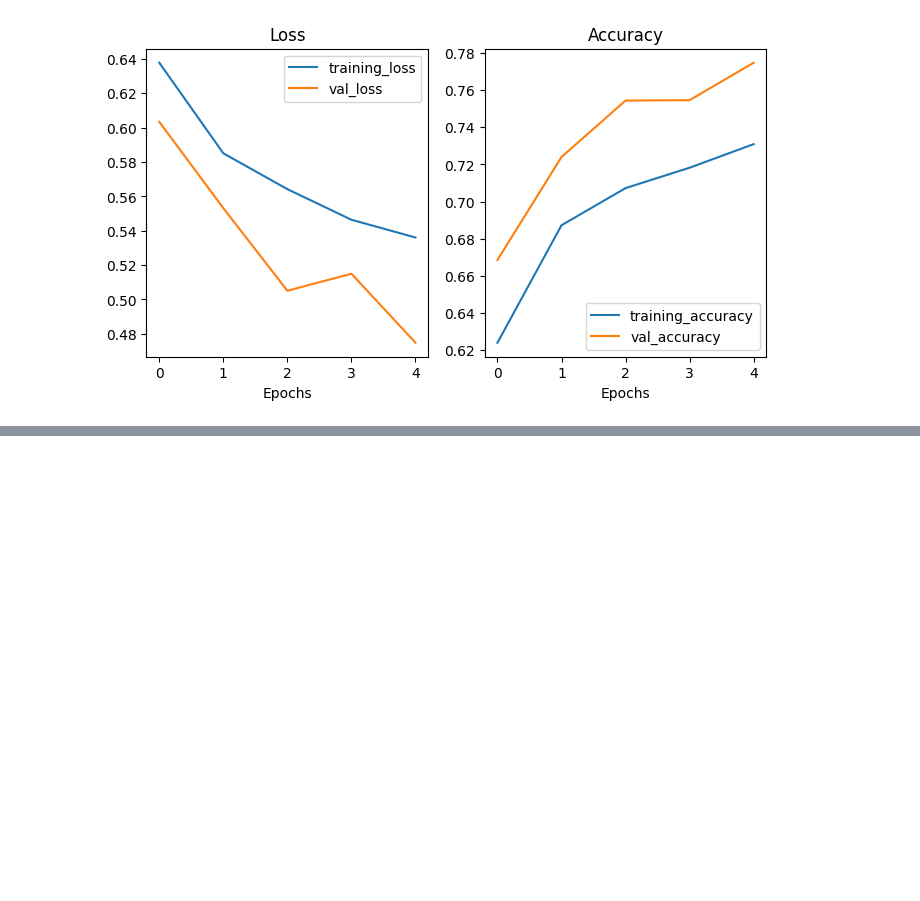
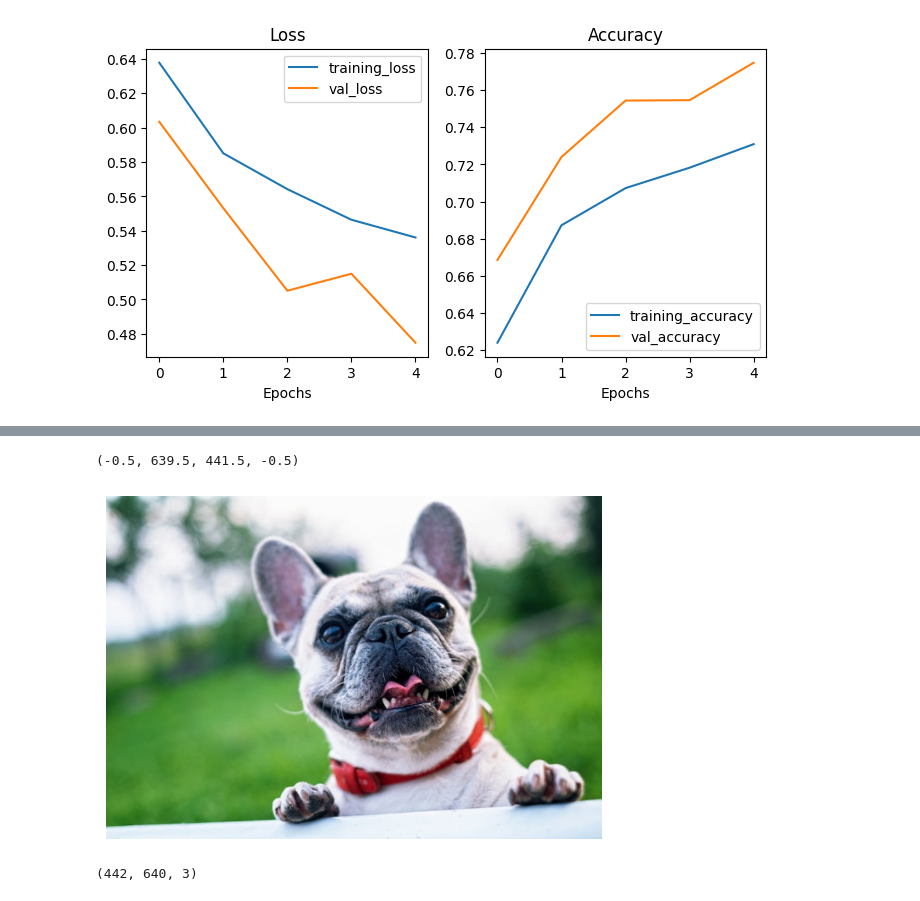
Before and after one commit to Gaurav-phatkare/Classification-Models-Tensorflow, a Jupyter notebook: Binary_classification_of_images_using_deep_learning.ipynb, the cells around one changed output, grey strips where cells are left out. Drawn from its saved outputs; the diff is of its cells as text; code cells hidden in the pictures; blank space fills up the shorter version.

```diff
--- a/Binary_classification_of_images_using_deep_learning.ipynb
+++ b/Binary_classification_of_images_using_deep_learning.ipynb
@@ -745,0 +816,13 @@ plot_loss_curves(history_model_4)
+# %%
+import matplotlib.pyplot as plt
+
+dog = mpimg.imread('/content/test_images/pexels-pixabay-160846.jpg')
+plt.imshow(dog)
+plt.axis(False)
+# %% [output]
+(-0.5, 639.5, 441.5, -0.5)
+[figure, added]
+# %%
+dog.shape
+# %% [output]
+(442, 640, 3)
```
Also changed, not shown: parts of 16 cells of this notebook.
